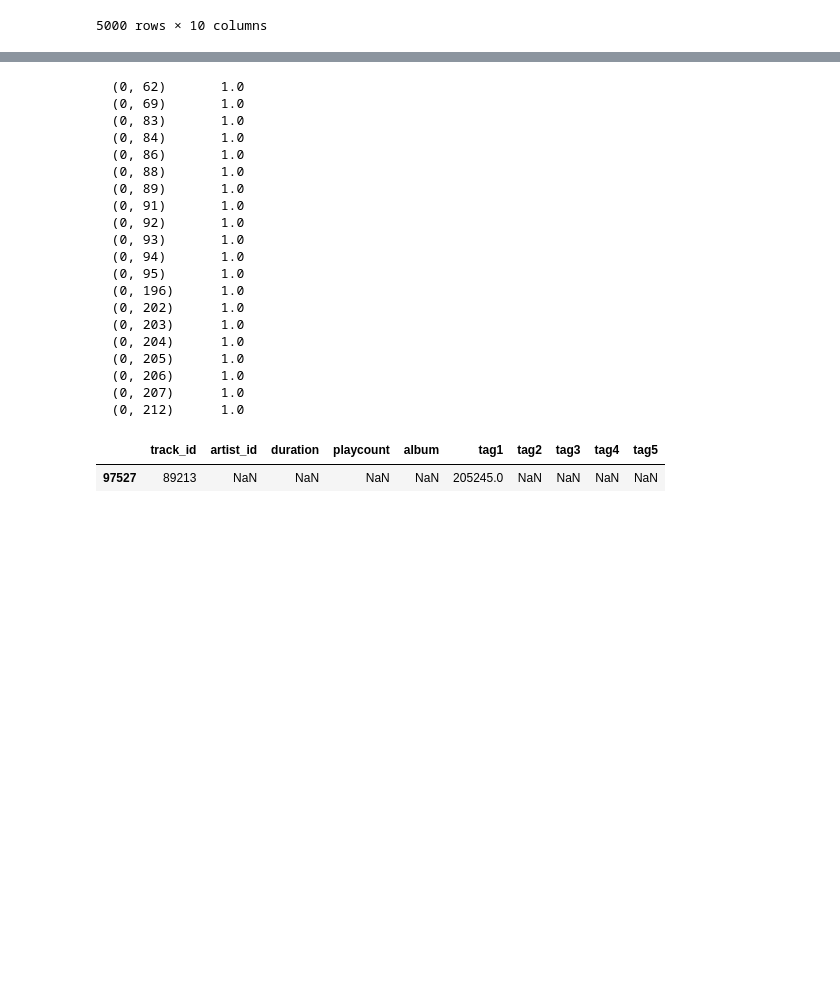
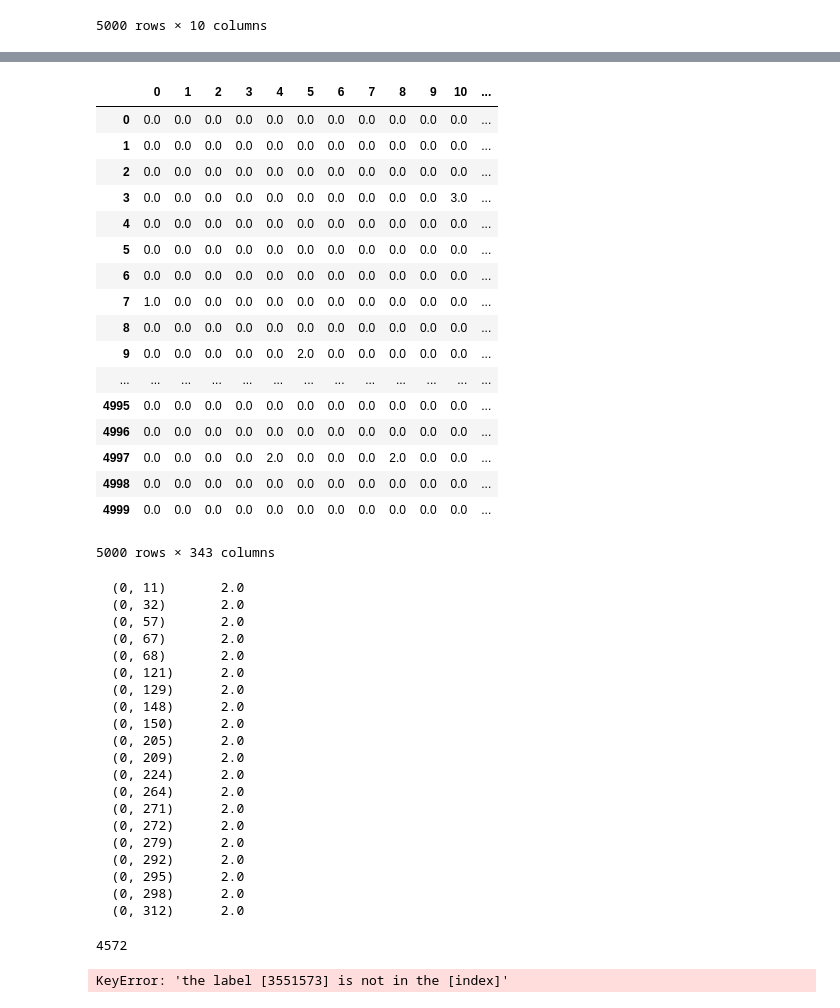
Before and after one commit to giadaconfo/recommender-systems-challenge, a Jupyter notebook: Code analysis.ipynb, the cells around one changed output, grey strips where cells are left out. Drawn from its saved outputs; the diff is of its cells as text; code cells hidden in the pictures; blank space fills up the shorter version.

```diff
--- a/Code analysis.ipynb
+++ b/Code analysis.ipynb
@@ -227,29 +234,55 @@ Computed 4000 similarities over 5000 with dot measure and 0 shrinkage.
+# %%
+pd.set_option('max_columns', 335)
+pd.DataFrame(S.todense())
+# %% [output]
+|  | 0 | 1 | 2 | 3 | 4 | 5 | 6 | 7 | 8 | 9 | 10 | ... |
+| 0 | 0.0 | 0.0 | 0.0 | 0.0 | 0.0 | 0.0 | 0.0 | 0.0 | 0.0 | 0.0 | 0.0 | ... |
+| 1 | 0.0 | 0.0 | 0.0 | 0.0 | 0.0 | 0.0 | 0.0 | 0.0 | 0.0 | 0.0 | 0.0 | ... |
+| 2 | 0.0 | 0.0 | 0.0 | 0.0 | 0.0 | 0.0 | 0.0 | 0.0 | 0.0 | 0.0 | 0.0 | ... |
+| 3 | 0.0 | 0.0 | 0.0 | 0.0 | 0.0 | 0.0 | 0.0 | 0.0 | 0.0 | 0.0 | 3.0 | ... |
+| 4 | 0.0 | 0.0 | 0.0 | 0.0 | 0.0 | 0.0 | 0.0 | 0.0 | 0.0 | 0.0 | 0.0 | ... |
+| 5 | 0.0 | 0.0 | 0.0 | 0.0 | 0.0 | 0.0 | 0.0 | 0.0 | 0.0 | 0.0 | 0.0 | ... |
+| 6 | 0.0 | 0.0 | 0.0 | 0.0 | 0.0 | 0.0 | 0.0 | 0.0 | 0.0 | 0.0 | 0.0 | ... |
+| 7 | 1.0 | 0.0 | 0.0 | 0.0 | 0.0 | 0.0 | 0.0 | 0.0 | 0.0 | 0.0 | 0.0 | ... |
+| 8 | 0.0 | 0.0 | 0.0 | 0.0 | 0.0 | 0.0 | 0.0 | 0.0 | 0.0 | 0.0 | 0.0 | ... |
+| 9 | 0.0 | 0.0 | 0.0 | 0.0 | 0.0 | 2.0 | 0.0 | 0.0 | 0.0 | 0.0 | 0.0 | ... |
+| ... | ... | ... | ... | ... | ... | ... | ... | ... | ... | ... | ... | ... |
+| 4995 | 0.0 | 0.0 | 0.0 | 0.0 | 0.0 | 0.0 | 0.0 | 0.0 | 0.0 | 0.0 | 0.0 | ... |
+| 4996 | 0.0 | 0.0 | 0.0 | 0.0 | 0.0 | 0.0 | 0.0 | 0.0 | 0.0 | 0.0 | 0.0 | ... |
+| 4997 | 0.0 | 0.0 | 0.0 | 0.0 | 2.0 | 0.0 | 0.0 | 0.0 | 2.0 | 0.0 | 0.0 | ... |
+| 4998 | 0.0 | 0.0 | 0.0 | 0.0 | 0.0 | 0.0 | 0.0 | 0.0 | 0.0 | 0.0 | 0.0 | ... |
+| 4999 | 0.0 | 0.0 | 0.0 | 0.0 | 0.0 | 0.0 | 0.0 | 0.0 | 0.0 | 0.0 | 0.0 | ... |
+5000 rows × 343 columns
 # %%
-print(S.tocsr()[567,:])
+print(S.tocsr()[4572,:])
 # %% [output]
-  (0, 62)       1.0
-  (0, 69)       1.0
-  (0, 83)       1.0
-  (0, 84)       1.0
-  (0, 86)       1.0
-  (0, 88)       1.0
-  (0, 89)       1.0
-  (0, 91)       1.0
-  (0, 92)       1.0
-  (0, 93)       1.0
-  (0, 94)       1.0
-  (0, 95)       1.0
-  (0, 196)      1.0
-  (0, 202)      1.0
-  (0, 203)      1.0
-  (0, 204)      1.0
-  (0, 205)      1.0
-  (0, 206)      1.0
-  (0, 207)      1.0
-  (0, 212)      1.0
+  (0, 11)       2.0
+  (0, 32)       2.0
+  (0, 57)       2.0
+  (0, 67)       2.0
+  (0, 68)       2.0
+  (0, 121)      2.0
+  (0, 129)      2.0
+  (0, 148)      2.0
+  (0, 150)      2.0
+  (0, 205)      2.0
+  (0, 209)      2.0
+  (0, 224)      2.0
+  (0, 264)      2.0
+  (0, 271)      2.0
+  (0, 272)      2.0
+  (0, 279)      2.0
+  (0, 292)      2.0
+  (0, 295)      2.0
+  (0, 298)      2.0
+  (0, 312)      2.0
+# %%
+print(IX_items.loc[3551573])
+print(IX_tgt_items.loc[3551573])
+print(S.tocsr()[4752,249])
+# %% [output]
+4572
+KeyError: 'the label [3551573] is not in the [index]'
 # %%
-tr_info_fixed[tr_info_fixed['track_id'].isin(IX_items.index[IX_items == 567])]
+tr_info_fixed[tr_info_fixed['track_id'].isin(IX_items.index[IX_items == 4572])]
-# %% [output]
-|  | track_id | artist_id | duration | playcount | album | tag1 | tag2 | tag3 | tag4 | tag5 |
-| 97527 | 89213 | NaN | NaN | NaN | NaN | 205245.0 | NaN | NaN | NaN | NaN |
 # %%
```
Also changed, not shown: parts of 25 cells of this notebook, 1 other file.
